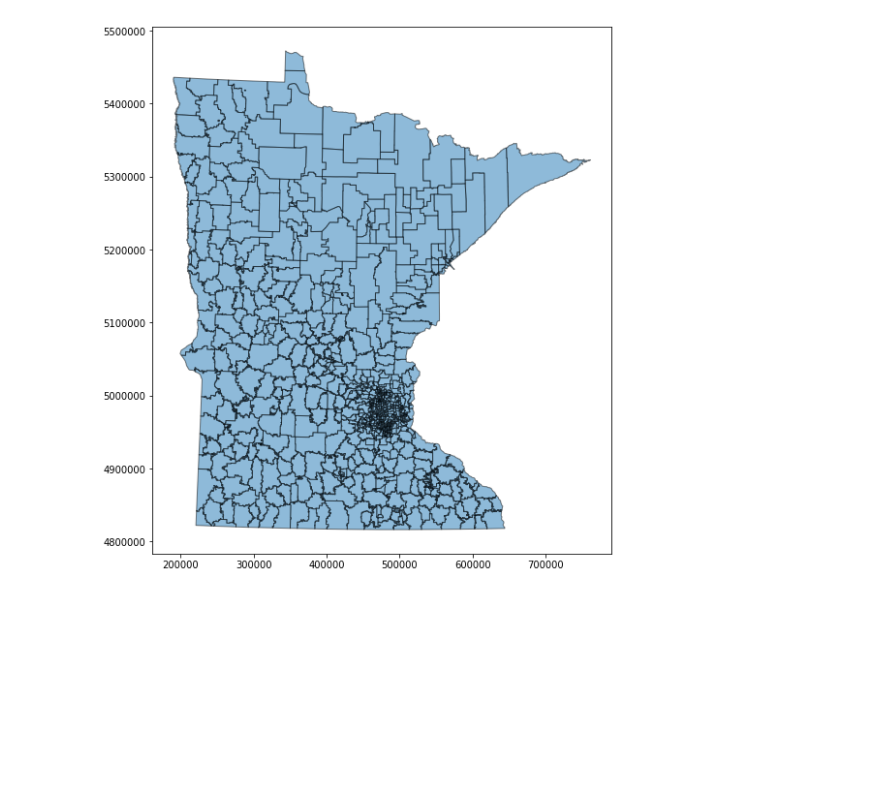
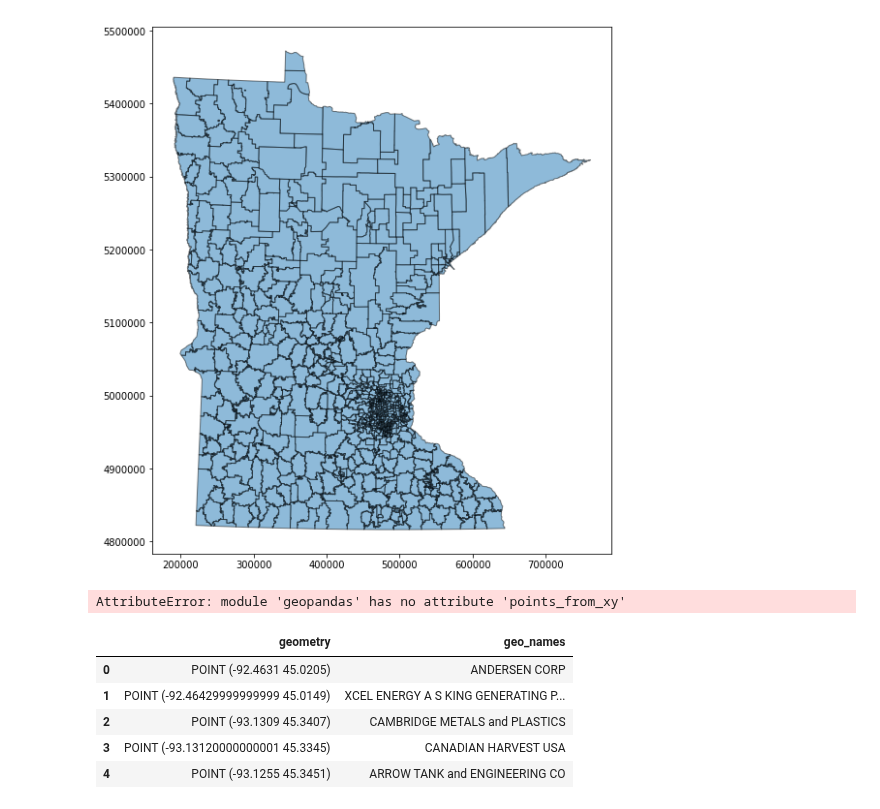
Before and after one commit to alvern/Group_Project_Grad_Rates, a Jupyter notebook: tri_geopandas.ipynb, the cells around one changed output. Cells and saved outputs as stored; diff of their text form; code cells hidden in the pictures; blank space fills up the shorter version.

```diff
--- a/tri_geopandas.ipynb
+++ b/tri_geopandas.ipynb
@@ -24,3 +43,28 @@ shp_df = gpd.read_file(file)
 ax = shp_df.plot(figsize=(10, 10), alpha=0.5, edgecolor='k')
 # %% [output]
 [figure]
+# %%
+tri_gdf = gpd.GeoDataFrame(
+    tri_df, geometry=gpd.points_from_xy(tri_df['Longitude'], tri_df['Latitude']))
+#Passing lan and lon to points
+#bank_points = df_banks[['lon', 'lat']].apply(lambda row: Point(row["lon"], row["lat"]), axis=1)
+#geo_banks = gp.GeoDataFrame({"geometry": bank_points, "bank_names": df_banks["bank_names"]})
+
+#You need to establish a coordinate system for the data you scraped.
+#geo_banks.crs = {'init': 'epsg:4326'}
+# %% [output]
+AttributeError: module 'geopandas' has no attribute 'points_from_xy'
+# %%
+TRI_points = tri_df[['Longitude', 'Latitude']].apply(lambda row: Point(row["Longitude"], row["Latitude"]), axis=1)
+TRI_geo = gpd.GeoDataFrame({"geometry": TRI_points, "geo_names": tri_df['Facility']})
+# %%
+TRI_geo.crs = {'init': 'epsg:26915'}
+# %%
+TRI_geo.head()
+# %% [output]
+|  | geometry | geo_names |
+| 0 | POINT (-92.4631 45.0205) | ANDERSEN CORP |
+| 1 | POINT (-92.46429999999999 45.0149) | XCEL ENERGY A S KING GENERATING P... |
+| 2 | POINT (-93.1309 45.3407) | CAMBRIDGE METALS and PLASTICS |
+| 3 | POINT (-93.13120000000001 45.3345) | CANADIAN HARVEST USA |
+| 4 | POINT (-93.1255 45.3451) | ARROW TANK and ENGINEERING CO |
```
Also changed, not shown: parts of 8 cells of this notebook, 1 other file.
